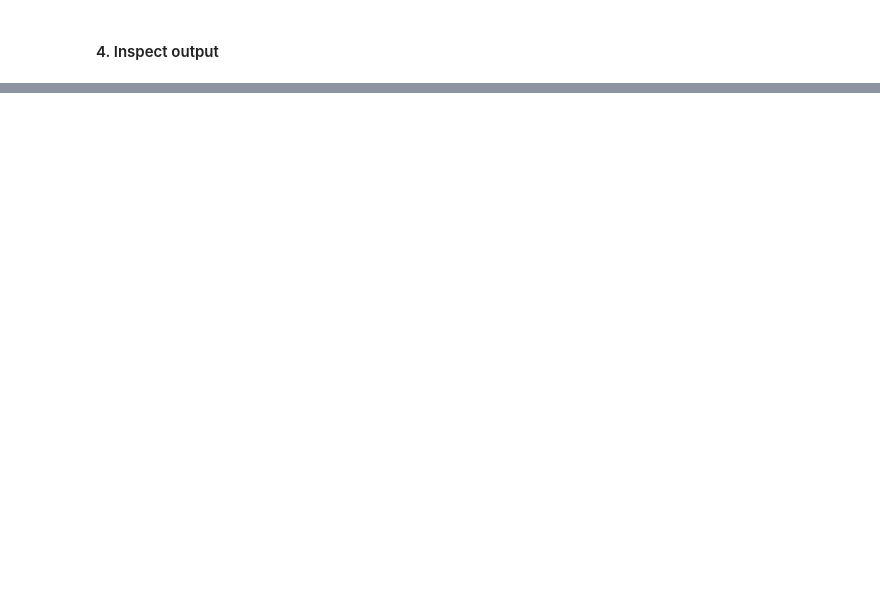
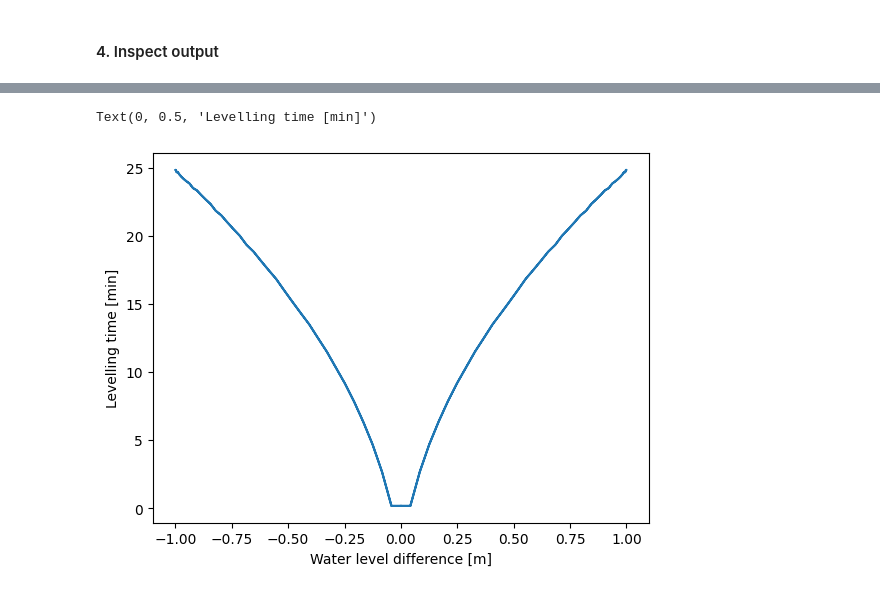
Before and after one commit to TUDelft-CITG/OpenTNSim, a Jupyter notebook: notebooks/0204 - Lock with hydrodynamics.ipynb, the cells around one changed output, grey strips where cells are left out. Cells and saved outputs as stored; diff of their text form; code cells hidden in the pictures; blank space fills up the shorter version.

```diff
--- a/notebooks/0204 - Lock with hydrodynamics.ipynb
+++ b/notebooks/0204 - Lock with hydrodynamics.ipynb
@@ -204,0 +304,21 @@ generate_vessel_gantt_chart(df_eventtable)
+# %%
+levelling_times = []
+water_level_difference = []
+stationA_index = np.where(np.array(list((hydrodynamic_data['STATION'].values))) == lock.start_node)[0][0]
+stationB_index = np.where(np.array(list((hydrodynamic_data['STATION'].values))) == lock.end_node)[0][0]
+H_A = hydrodynamic_data["Water level"][stationA_index].values.copy()
+H_B = hydrodynamic_data["Water level"][stationB_index].values.copy()
+for time in pd.date_range(pd.Timestamp('2025-01-01T00:00:00.000000000'),pd.Timestamp('2025-01-01T12:30:00.000000000'),freq=pd.Timedelta(minutes=5)):
+    time_index = np.absolute(hydrodynamic_data['TIME'][:].values - np.datetime64(time)).argmin()
+    wlev_A = H_A[time_index]
+    wlev_B = H_B[time_index]
+    wlev_dif = wlev_A - wlev_B
+    water_level_difference.append(wlev_dif)
+    levelling_times.append(lock.determine_levelling_time(time,direction=1,wlev_init=wlev_dif,prediction=True)[0])
+# %%
+plt.plot(water_level_difference,np.array(levelling_times)/60)
+plt.xlabel('Water level difference [m]')
+plt.ylabel('Levelling time [min]')
+# %% [output]
+Text(0, 0.5, 'Levelling time [min]')
+[figure, added]
```
Also changed, not shown: parts of 15 cells of this notebook, 2 other files.
